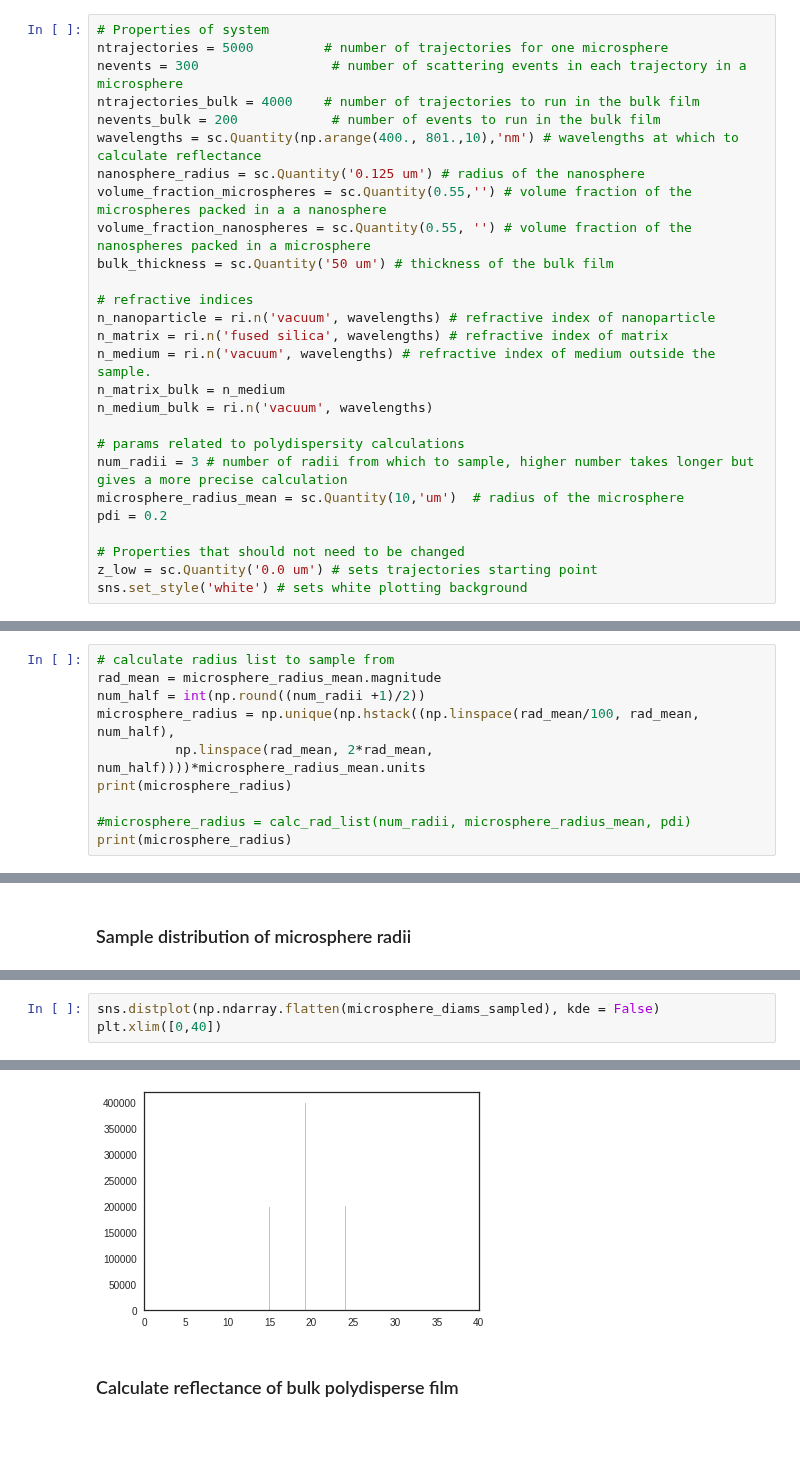
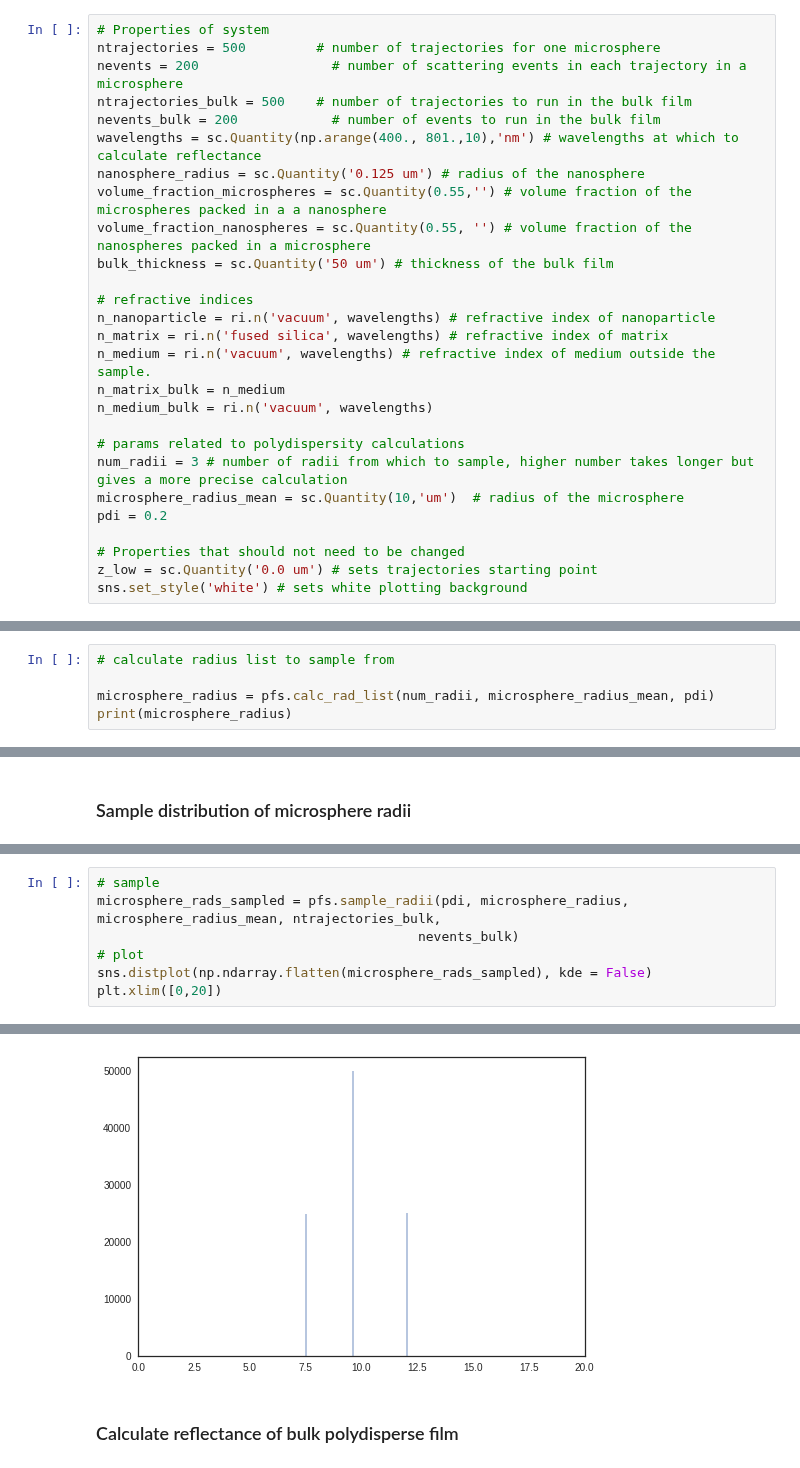
Before and after one commit to manoharan-lab/structural-color, a Jupyter notebook: bulk_polydispersity_tutorial.ipynb, the cells around one changed output, grey strips where cells are left out. Cells and saved outputs as stored; diff of their text form; blank space fills up the shorter version.

```diff
--- a/bulk_polydispersity_tutorial.ipynb
+++ b/bulk_polydispersity_tutorial.ipynb
@@ -19,9 +19,9 @@ print(os.getcwd())
 ### Set parameters
 # %%
 # Properties of system
-ntrajectories = 5000         # number of trajectories for one microsphere
-nevents = 300                 # number of scattering events in each trajectory in a microsphere
-ntrajectories_bulk = 4000    # number of trajectories to run in the bulk film
+ntrajectories = 500         # number of trajectories for one microsphere
+nevents = 200                 # number of scattering events in each trajectory in a microsphere
+ntrajectories_bulk = 500    # number of trajectories to run in the bulk film
 nevents_bulk = 200            # number of events to run in the bulk film
 wavelengths = sc.Quantity(np.arange(400., 801.,10),'nm') # wavelengths at which to calculate reflectance
 nanosphere_radius = sc.Quantity('0.125 um') # radius of the nanosphere
@@ -85,11 +47,6 @@ def calc_rad_list(num_radii, radius_mean, pdi):
 # %%
 # calculate radius list to sample from
-rad_mean = microsphere_radius_mean.magnitude
-num_half = int(np.round((num_radii +1)/2))
-microsphere_radius = np.unique(np.hstack((np.linspace(rad_mean/100, rad_mean, num_half),
-          np.linspace(rad_mean, 2*rad_mean, num_half))))*microsphere_radius_mean.units
+
+microsphere_radius = pfs.calc_rad_list(num_radii, microsphere_radius_mean, pdi)
 print(microsphere_radius)
-
-#microsphere_radius = calc_rad_list(num_radii, microsphere_radius_mean, pdi)
-print(microsphere_radius)
 # %% [output]
@@ -193,4 +125,8 @@ plt.savefig('dist3_new.pdf')
 # %%
-sns.distplot(np.ndarray.flatten(microsphere_diams_sampled), kde = False)
-plt.xlim([0,40])
+# sample
+microsphere_rads_sampled = pfs.sample_radii(pdi, microsphere_radius, microsphere_radius_mean, ntrajectories_bulk,
+                                         nevents_bulk)
+# plot
+sns.distplot(np.ndarray.flatten(microsphere_rads_sampled), kde = False)
+plt.xlim([0,20])
 # %% [output]
@@ -198,4 +134,4 @@ plt.xlim([0,40])
-[figure, old version]
+[figure, new version]
 # %% [markdown]
 ### Calculate reflectance of bulk polydisperse film
 # %%
```
Also changed, not shown: parts of 8 cells of this notebook, 2 other files.
